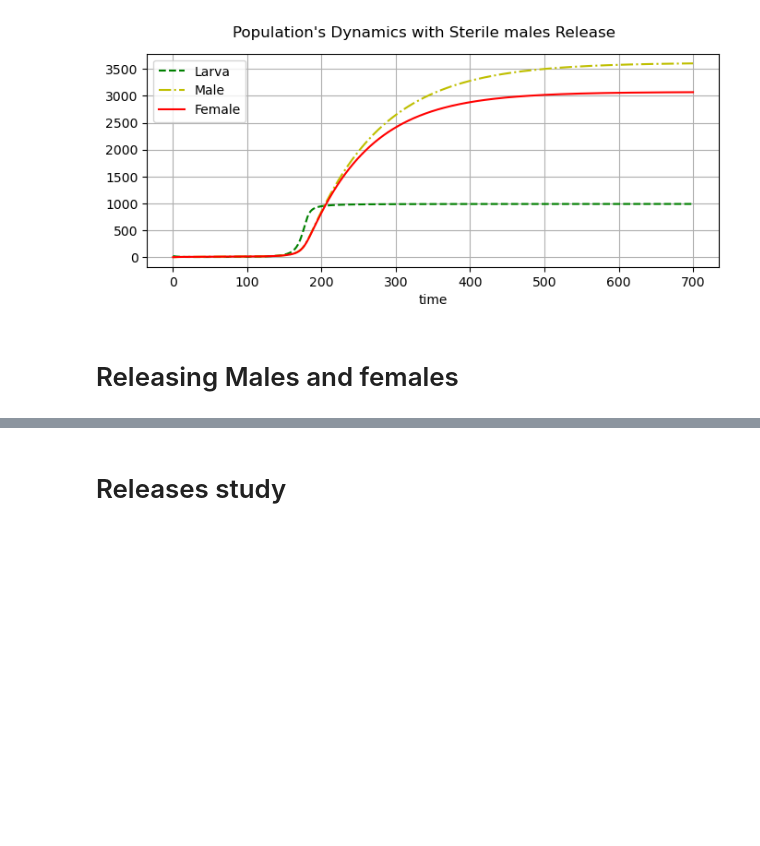
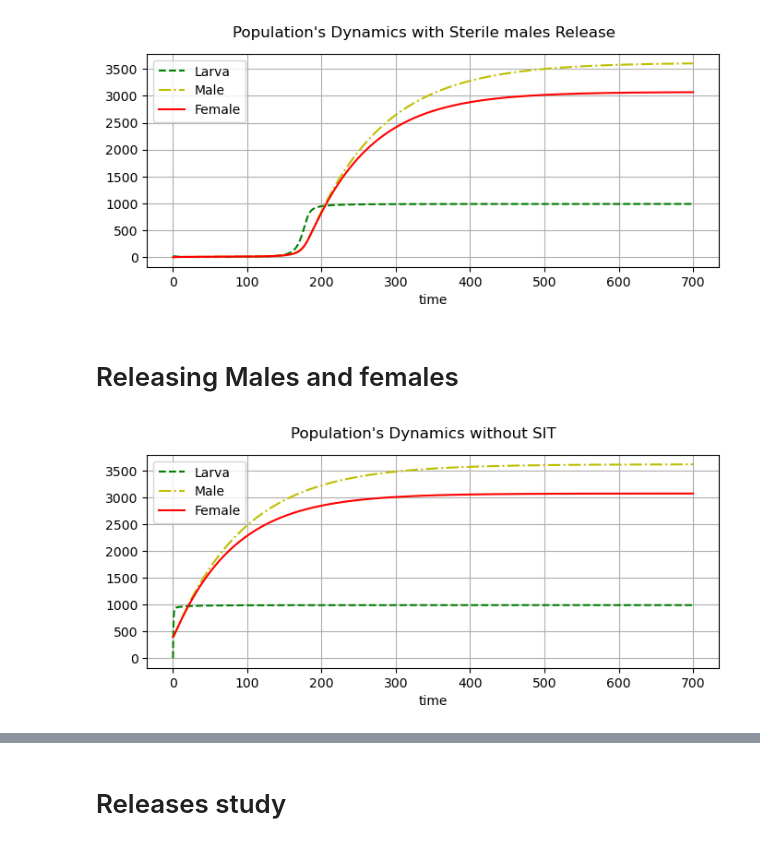
Before and after one commit to m2cci-belkhayt/Controlling-D.suzukii-population-using-mathematical-modeling-and-SIT-with-Females-and-Males-release, a Jupyter notebook: First Basic model.ipynb, the cells around one changed output, grey strips where cells are left out. Cells and saved outputs as stored; diff of their text form; code cells hidden in the pictures; blank space fills up the shorter version.

```diff
--- a/First Basic model.ipynb
+++ b/First Basic model.ipynb
@@ -387,5 +381,12 @@ def dynamic_rels(X0, Ms, Fs, name="dynamic_base_releases", graph=True):
 
             # Export the graph
             plt.savefig(output_fold+'\\'+name+'.png', dpi=300)
+# %%
+#initial conditions without release
+X0_base = [0,400,400]
+#system dynamics
+Mb = dynamic_rels(X0_base, Ms=0, Fs=0, name="dynamics with sterile males and females")
+# %% [output]
+[figure, added]
 # %%
 #initial conditions without release
```
Also changed, not shown: parts of 10 cells of this notebook, 4 other files.
